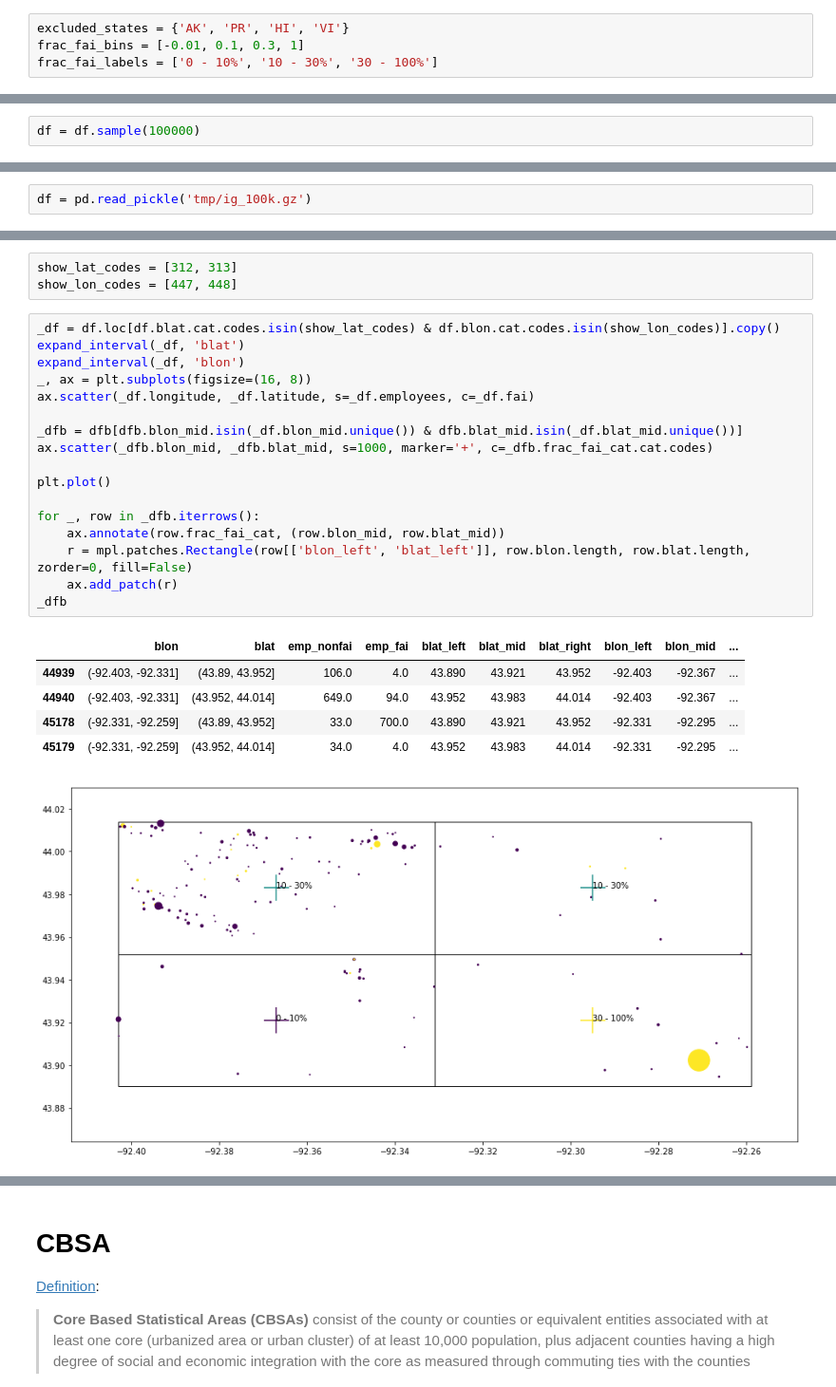
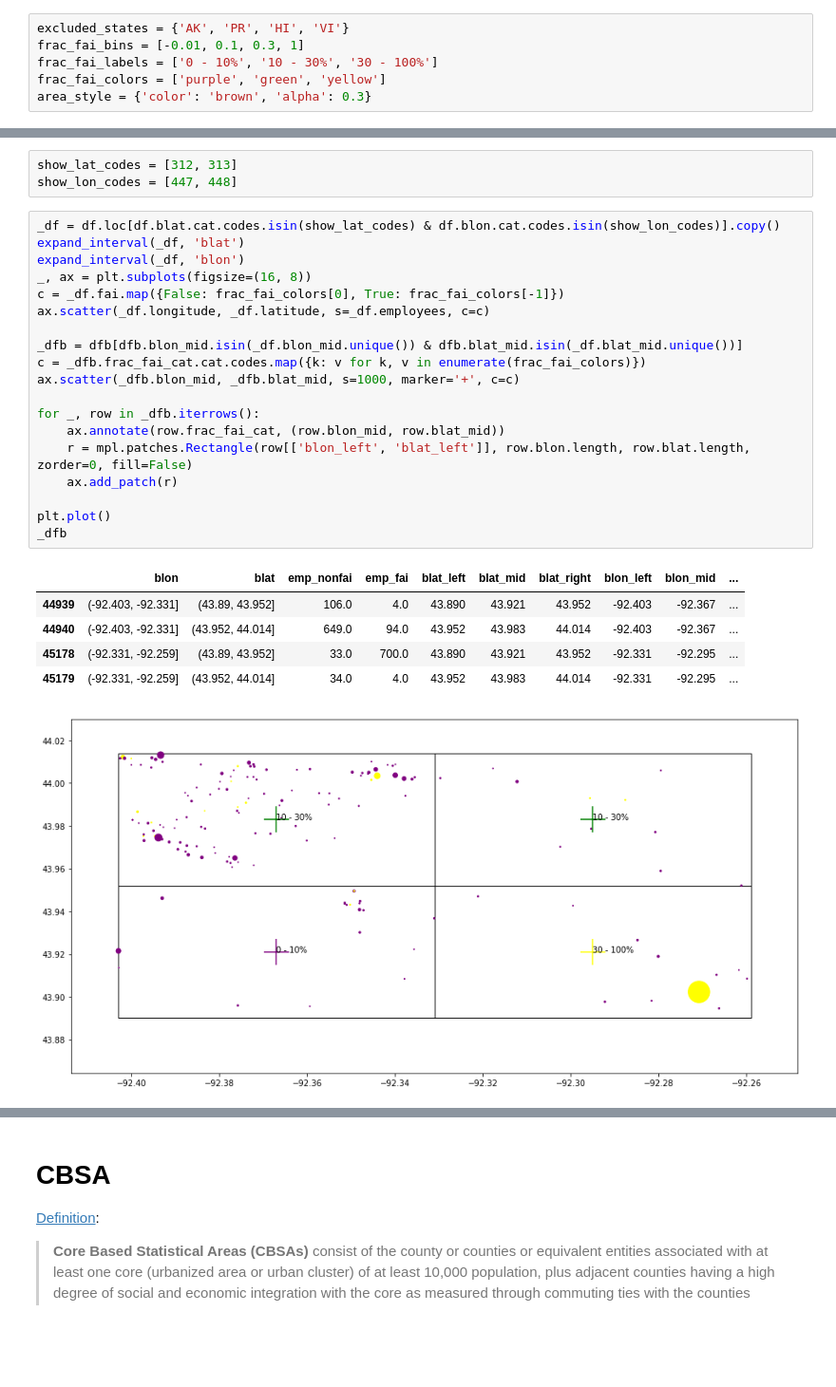
Before and after one commit to antonbabkin/rurec, a Jupyter notebook: main/maps.ipynb, the cells around one changed output, grey strips where cells are left out. Shown at 95% size. Cells and saved outputs as stored; diff of their text form; blank space fills up the shorter version.

```diff
--- a/main/maps.ipynb
+++ b/main/maps.ipynb
@@ -13,6 +13,8 @@ cd ..
 excluded_states = {'AK', 'PR', 'HI', 'VI'}
 frac_fai_bins = [-0.01, 0.1, 0.3, 1]
 frac_fai_labels = ['0 - 10%', '10 - 30%', '30 - 100%']
+frac_fai_colors = ['purple', 'green', 'yellow']
+area_style = {'color': 'brown', 'alpha': 0.3}
 # %% [markdown]
 # Download geographic boundaries data
 Census [Cartographic Boundary Shapefiles](https://www.census.gov/geo/maps-data/data/tiger-cart-boundary.html)
@@ -57,5 +59,3 @@ df = df[~df.state.isin(excluded_states)]
 df = df.drop('state', axis=1)
 df.employees = pd.to_numeric(df.employees)
 df = df.dropna(subset=['employees'])
-# %%
-df = df.sample(100000)
@@ -64,5 +62,3 @@ df.to_pickle('tmp/ig_100k.gz')
-# %%
-df = pd.read_pickle('tmp/ig_100k.gz')
 # %% [markdown]
 ## Identify non-farming FAI establishments
 # %%
@@ -137,24 +133,26 @@ show_lon_codes = [447, 448]
 # %%
 _df = df.loc[df.blat.cat.codes.isin(show_lat_codes) & df.blon.cat.codes.isin(show_lon_codes)].copy()
 expand_interval(_df, 'blat')
 expand_interval(_df, 'blon')
 _, ax = plt.subplots(figsize=(16, 8))
-ax.scatter(_df.longitude, _df.latitude, s=_df.employees, c=_df.fai)
+c = _df.fai.map({False: frac_fai_colors[0], True: frac_fai_colors[-1]})
+ax.scatter(_df.longitude, _df.latitude, s=_df.employees, c=c)
 
 _dfb = dfb[dfb.blon_mid.isin(_df.blon_mid.unique()) & dfb.blat_mid.isin(_df.blat_mid.unique())]
-ax.scatter(_dfb.blon_mid, _dfb.blat_mid, s=1000, marker='+', c=_dfb.frac_fai_cat.cat.codes)
-
-plt.plot()
+c = _dfb.frac_fai_cat.cat.codes.map({k: v for k, v in enumerate(frac_fai_colors)})
+ax.scatter(_dfb.blon_mid, _dfb.blat_mid, s=1000, marker='+', c=c)
 
 for _, row in _dfb.iterrows():
     ax.annotate(row.frac_fai_cat, (row.blon_mid, row.blat_mid))
     r = mpl.patches.Rectangle(row[['blon_left', 'blat_left']], row.blon.length, row.blat.length, zorder=0, fill=False)
     ax.add_patch(r)
+
+plt.plot()
 _dfb
 # %% [output]
 |  | blon | blat | emp_nonfai | emp_fai | blat_left | blat_mid | blat_right | blon_left | blon_mid | ... |
 | 44939 | (-92.403, -92.331] | (43.89, 43.952] | 106.0 | 4.0 | 43.890 | 43.921 | 43.952 | -92.403 | -92.367 | ... |
 | 44940 | (-92.403, -92.331] | (43.952, 44.014] | 649.0 | 94.0 | 43.952 | 43.983 | 44.014 | -92.403 | -92.367 | ... |
 | 45178 | (-92.331, -92.259] | (43.89, 43.952] | 33.0 | 700.0 | 43.890 | 43.921 | 43.952 | -92.331 | -92.295 | ... |
 | 45179 | (-92.331, -92.259] | (43.952, 44.014] | 34.0 | 4.0 | 43.952 | 43.983 | 44.014 | -92.331 | -92.295 | ... |
-[figure, old version]
+[figure, new version]
```
Also changed, not shown: parts of 5 cells of this notebook.
